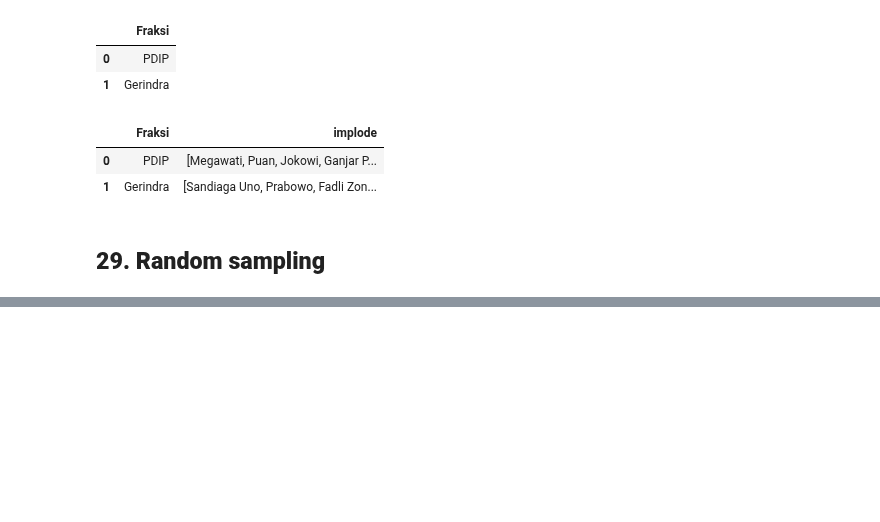
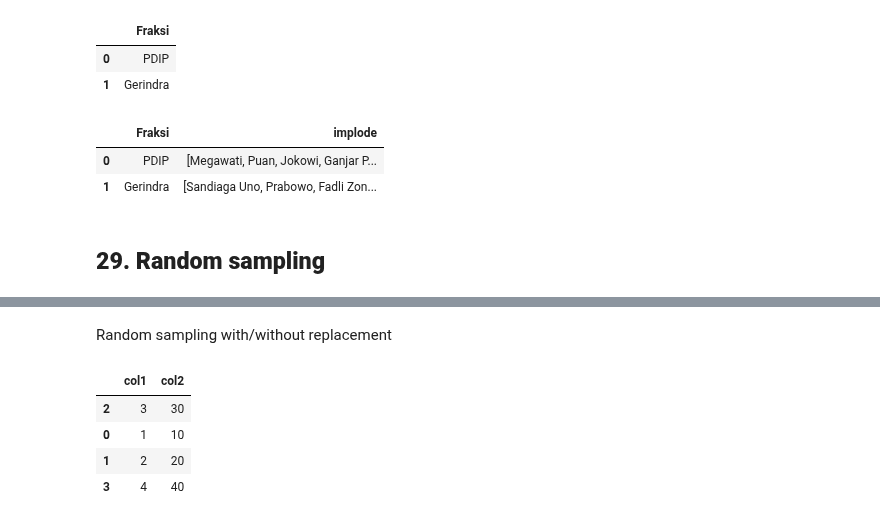
Before and after one commit to Edy-Mochamad/Learn-jupyter-notebook, a Jupyter notebook: pandas.ipynb, the cells around one changed output, grey strips where cells are left out. Cells and saved outputs as stored; diff of their text form; code cells hidden in the pictures; blank space fills up the shorter version.

```diff
--- a/pandas.ipynb
+++ b/pandas.ipynb
@@ -1414,0 +1431,15 @@ df2
+# %% [markdown]
+Random sampling with/without replacement
+# %%
+# n = 4 jumlah baris yang akan kita sample
+# replace = False berarti melakukan sampling tanpa replacement (data yang sudah di sampling dari population tidak akan kita sampling ulang)
+# replace = True, kebalikan dari nilai yang False
+# random_state = 0, untuk menjamin agar suatu eksperimen bisa di replikasi dengan sama persis
+
+df.sample(n = 4, replace = False, random_state = 0)
+# %% [output]
+|  | col1 | col2 |
+| 2 | 3 | 30 |
+| 0 | 1 | 10 |
+| 1 | 2 | 20 |
+| 3 | 4 | 40 |
```
Also changed, not shown: parts of 4 cells of this notebook.
